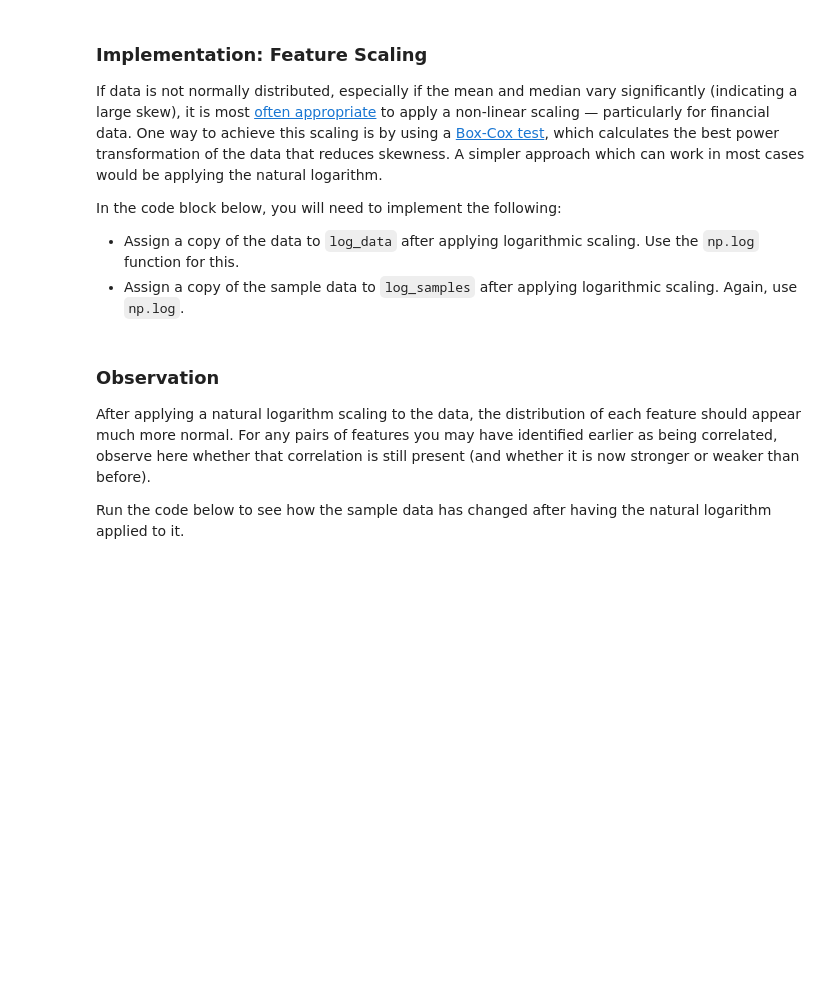
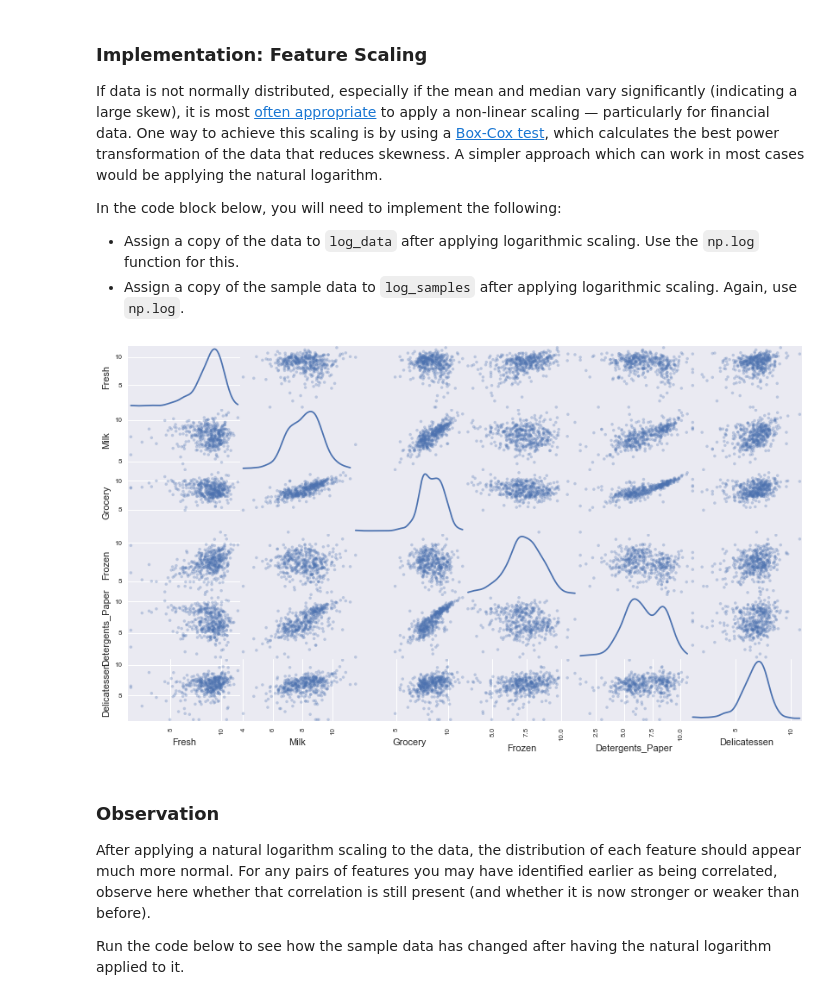
Before and after one commit to mukerong/Machine-Learning-Engineer-Nanodegree, a Jupyter notebook: P3-Customer-Segments/customer_segments.ipynb, the cells around one changed output. Cells and saved outputs as stored; diff of their text form; code cells hidden in the pictures; blank space fills up the shorter version.

```diff
--- a/P3-Customer-Segments/customer_segments.ipynb
+++ b/P3-Customer-Segments/customer_segments.ipynb
@@ -180,13 +180,15 @@ In the code block below, you will need to implement the following:
  - Assign a copy of the sample data to `log_samples` after applying logarithmic scaling. Again, use `np.log`.
 # %%
 # TODO: Scale the data using the natural logarithm
-log_data = None
+log_data = np.log(data)
 
 # TODO: Scale the sample data using the natural logarithm
-log_samples = None
+log_samples = np.log(samples)
 
 # Produce a scatter matrix for each pair of newly-transformed features
 pd.scatter_matrix(log_data, alpha = 0.3, figsize = (14,8), diagonal = 'kde');
+# %% [output]
+[figure, added]
 # %% [markdown]
 ### Observation
 After applying a natural logarithm scaling to the data, the distribution of each feature should appear much more normal. For any pairs of features you may have identified earlier as being correlated, observe here whether that correlation is still present (and whether it is now stronger or weaker than before).
```
Also changed, not shown: parts of 4 cells of this notebook.
